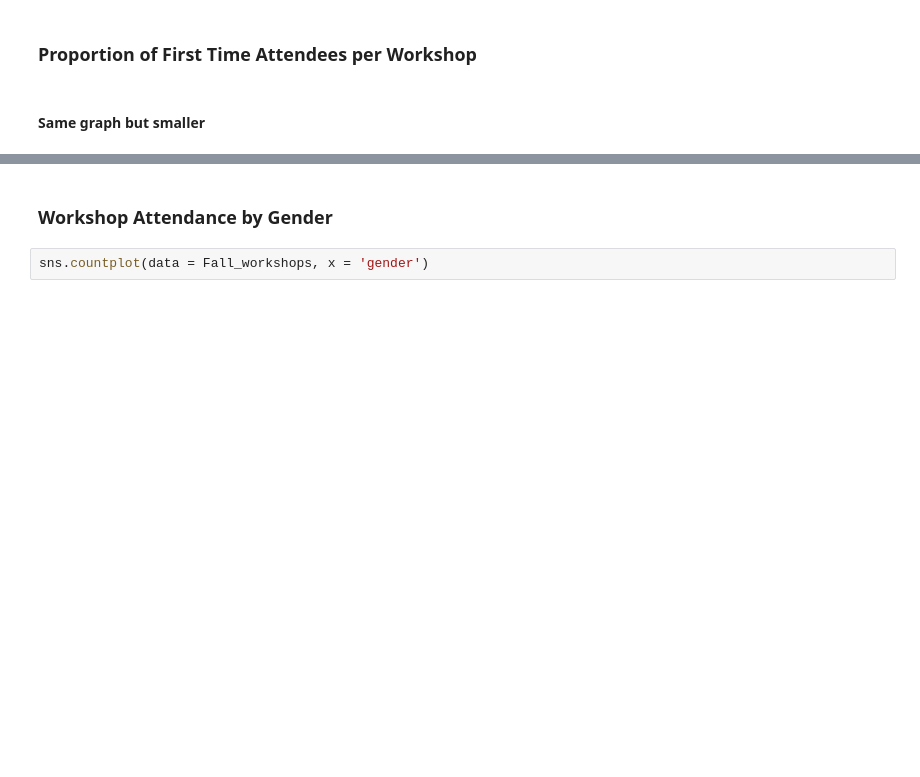
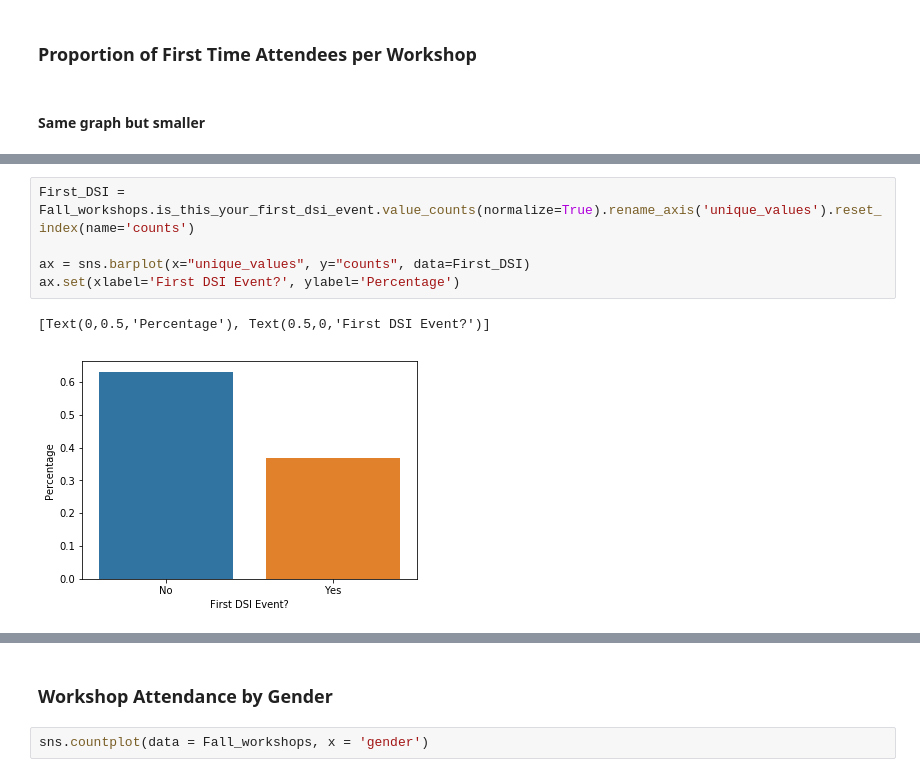
Before and after one commit to tylerjrichards/Mini_Projects, a Jupyter notebook: Analyzing_DSI/Fall_Analysis.ipynb, the cells around one changed output, grey strips where cells are left out. Drawn from its saved outputs; the diff is of its cells as text; blank space fills up the shorter version.

```diff
--- a/Analyzing_DSI/Fall_Analysis.ipynb
+++ b/Analyzing_DSI/Fall_Analysis.ipynb
@@ -82,3 +118,11 @@ sns.countplot(data=Fall_workshops, x = 'what_year_are_you_in', order = Fall_work
+# %%
+First_DSI = Fall_workshops.is_this_your_first_dsi_event.value_counts(normalize=True).rename_axis('unique_values').reset_index(name='counts')
+
+ax = sns.barplot(x="unique_values", y="counts", data=First_DSI)
+ax.set(xlabel='First DSI Event?', ylabel='Percentage')
+# %% [output]
+[Text(0,0.5,'Percentage'), Text(0.5,0,'First DSI Event?')]
+[figure, added]
 # %%
 Fall_workshops.groupby('is_this_your_first_dsi_event').workshop_type.value_counts(normalize=True).unstack(0).plot.barh()
 # %% [output]
```
Also changed, not shown: parts of 16 cells of this notebook, 24 other files.
